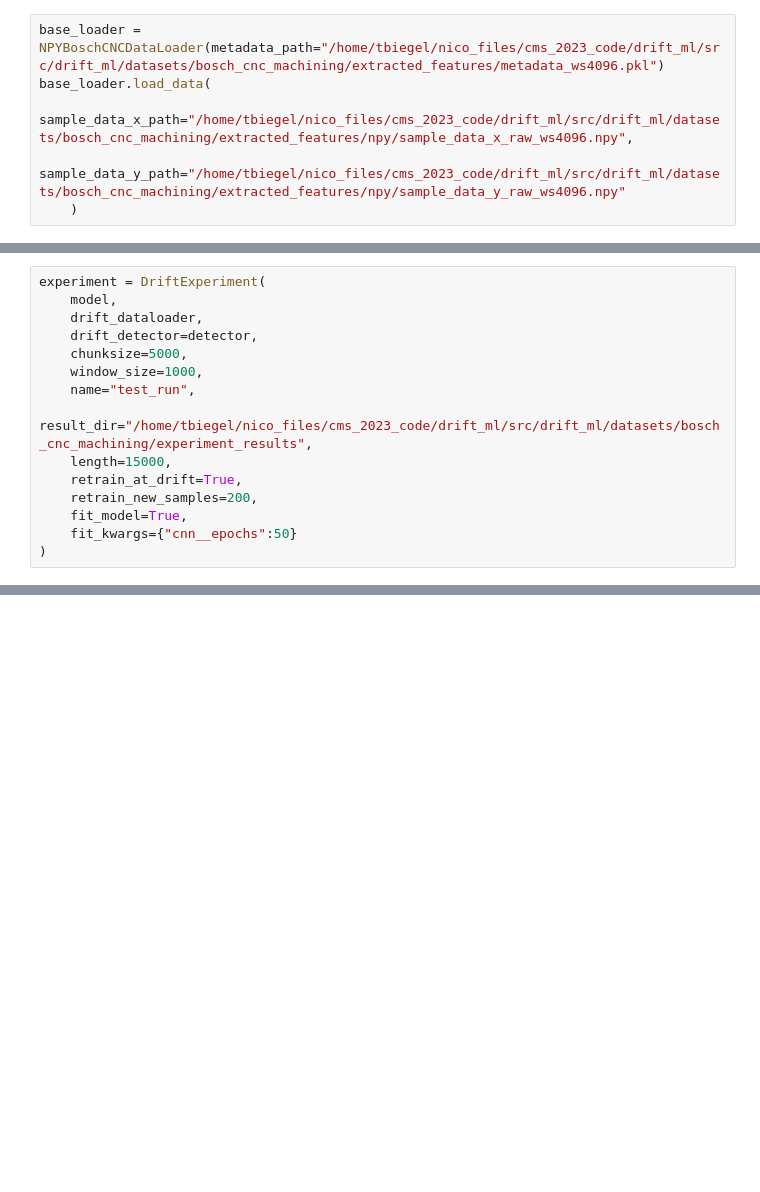
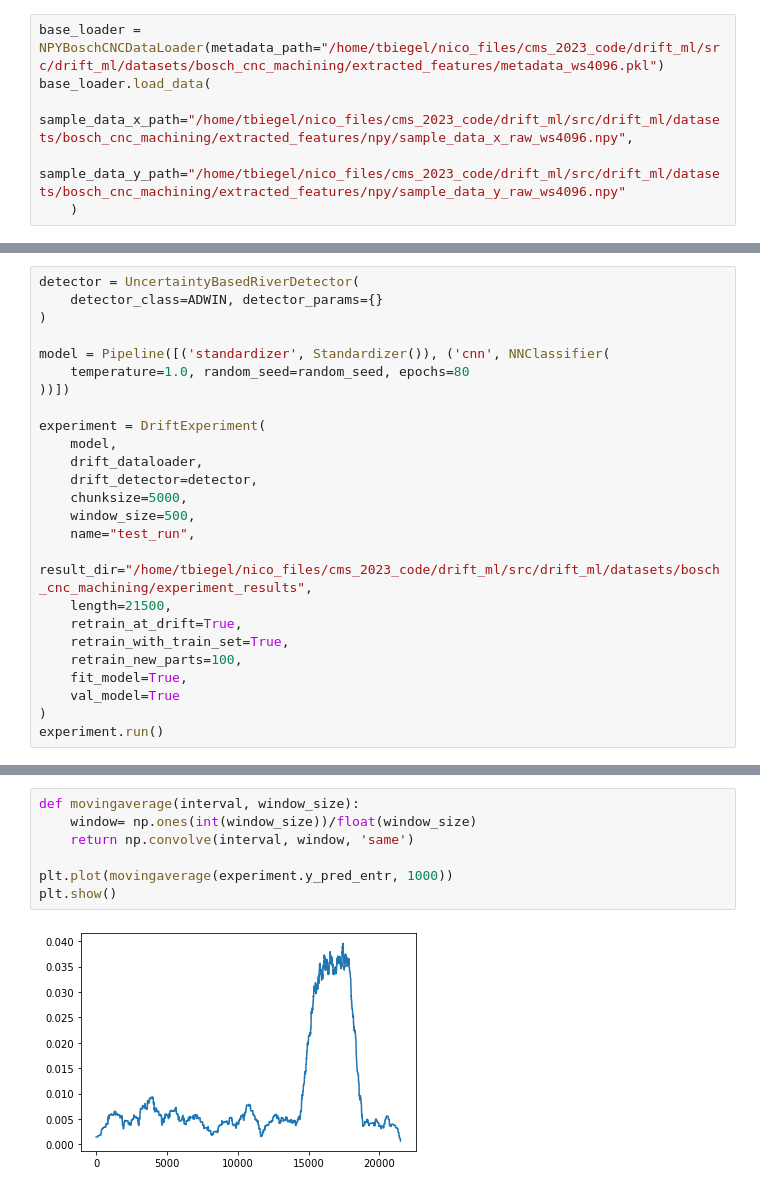
Before and after one commit to nicolasj92/drift_ml, a Jupyter notebook: src/drift_ml/datasets/bosch_cnc_machining/notebooks/experiment.ipynb, the cells around one changed output, grey strips where cells are left out. Cells and saved outputs as stored; diff of their text form; blank space fills up the shorter version.

```diff
--- a/src/drift_ml/datasets/bosch_cnc_machining/notebooks/experiment.ipynb
+++ b/src/drift_ml/datasets/bosch_cnc_machining/notebooks/experiment.ipynb
@@ -84,15 +93,25 @@ detector = UncertaintyBasedNannyMLDetector(
 # %%
+detector = UncertaintyBasedRiverDetector(
+    detector_class=ADWIN, detector_params={}
+)
+
+model = Pipeline([('standardizer', Standardizer()), ('cnn', NNClassifier(
+    temperature=1.0, random_seed=random_seed, epochs=80
+))])
+
 experiment = DriftExperiment(
     model,
     drift_dataloader,
     drift_detector=detector,
     chunksize=5000,
-    window_size=1000,
+    window_size=500,
     name="test_run",
     result_dir="/home/tbiegel/nico_files/cms_2023_code/drift_ml/src/drift_ml/datasets/bosch_cnc_machining/experiment_results",
-    length=15000,
+    length=21500,
     retrain_at_drift=True,
-    retrain_new_samples=200,
+    retrain_with_train_set=True,
+    retrain_new_parts=100,
     fit_model=True,
-    fit_kwargs={"cnn__epochs":50}
+    val_model=True
 )
+experiment.run()
@@ -146,0 +140,9 @@ KeyboardInterrupt:
+# %%
+def movingaverage(interval, window_size):
+    window= np.ones(int(window_size))/float(window_size)
+    return np.convolve(interval, window, 'same')
+
+plt.plot(movingaverage(experiment.y_pred_entr, 1000))
+plt.show()
+# %% [output]
+[figure, added]
```
Also changed, not shown: parts of 14 cells of this notebook, 4 other files.
